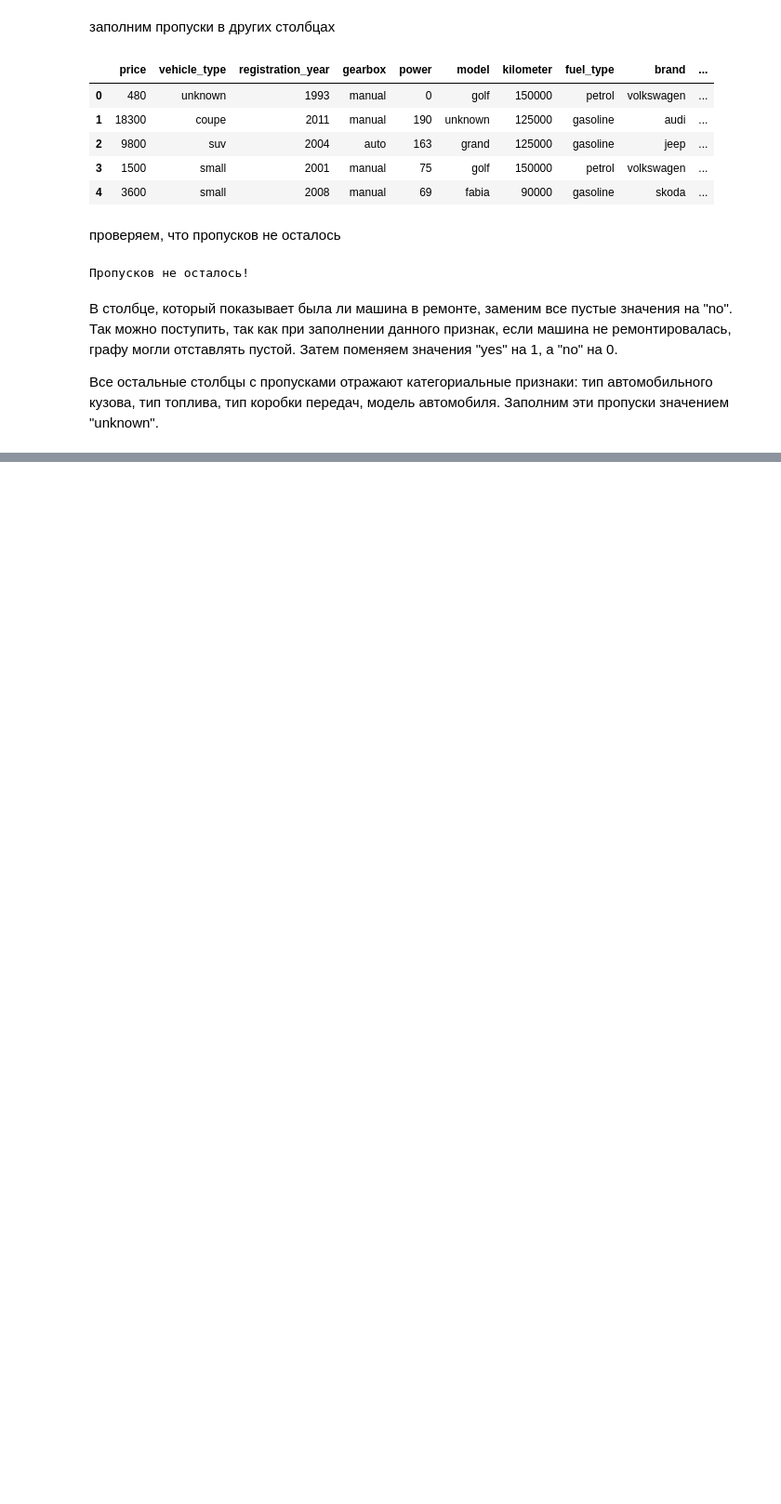
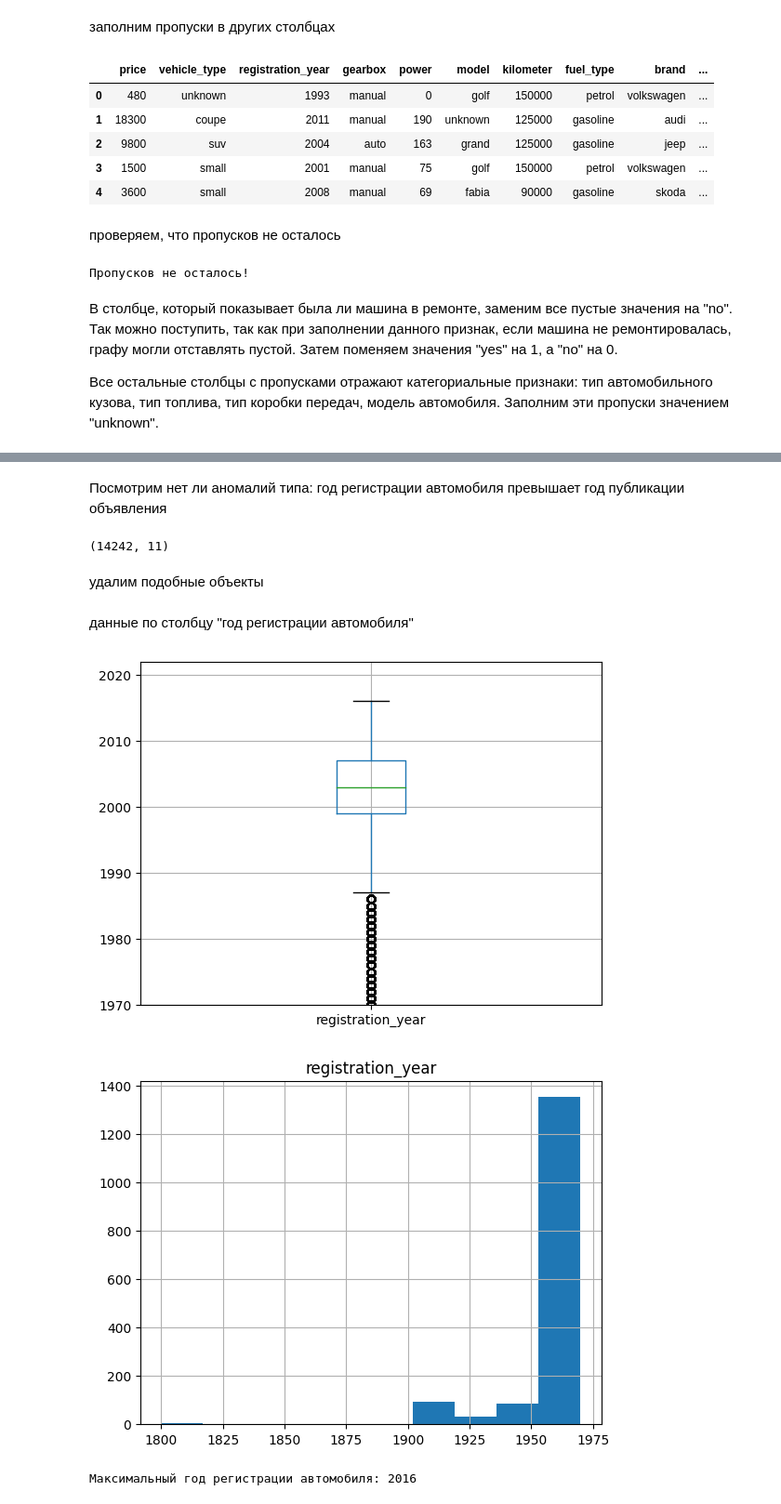
Before and after one commit to samurai921/task_sklearn, a Jupyter notebook: task_2/task_2.ipynb, the cells around one changed output, grey strips where cells are left out. Shown at 93% size. Saved outputs shown, nothing was run; the diff lists cells and outputs as text; code cells hidden in the pictures; blank space fills up the shorter version.

```diff
--- a/task_2/task_2.ipynb
+++ b/task_2/task_2.ipynb
@@ -180,0 +211,5 @@ pass_value_barh(df)
+# %%
+
+df = df.drop_duplicates()
+
+df.duplicated().sum()
@@ -180,0 +220,23 @@ pass_value_barh(df)
+# %% [markdown]
+Посмотрим нет ли аномалий типа: год регистрации автомобиля превышает год публикации объявления
+# %%
+df.loc[df['registration_year'] > df['date_created'].dt.year].shape
+# %% [output]
+(14242, 11)
+# %% [markdown]
+удалим подобные объекты
+# %%
+df = df.loc[df['registration_year'] <= df['date_created'].dt.year]
+# %% [markdown]
+данные по столбцу "год регистрации автомобиля"
+# %%
+df.boxplot(column='registration_year')
+plt.ylim(1970, 2022)
+plt.show()
+df.hist(column='registration_year', range=(1800, 1970))
+plt.show()
+print(f'Максимальный год регистрации автомобиля: {df["registration_year"].max()}')
+# %% [output]
+[figure, added]
+[figure, added]
+Максимальный год регистрации автомобиля: 2016
```
Also changed, not shown: parts of 64 cells of this notebook.
